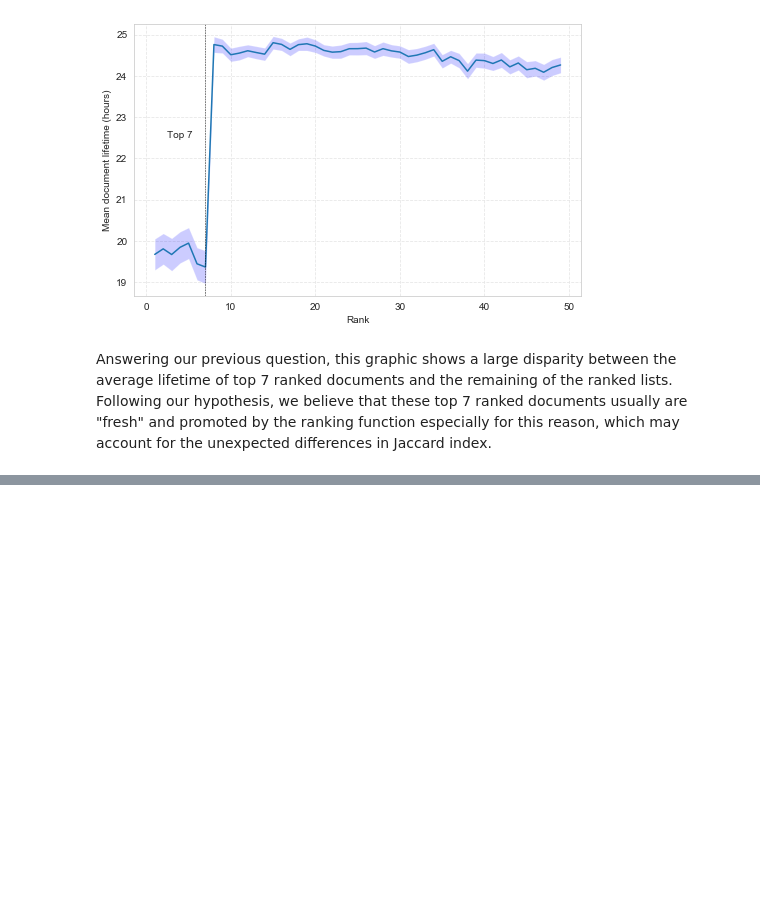
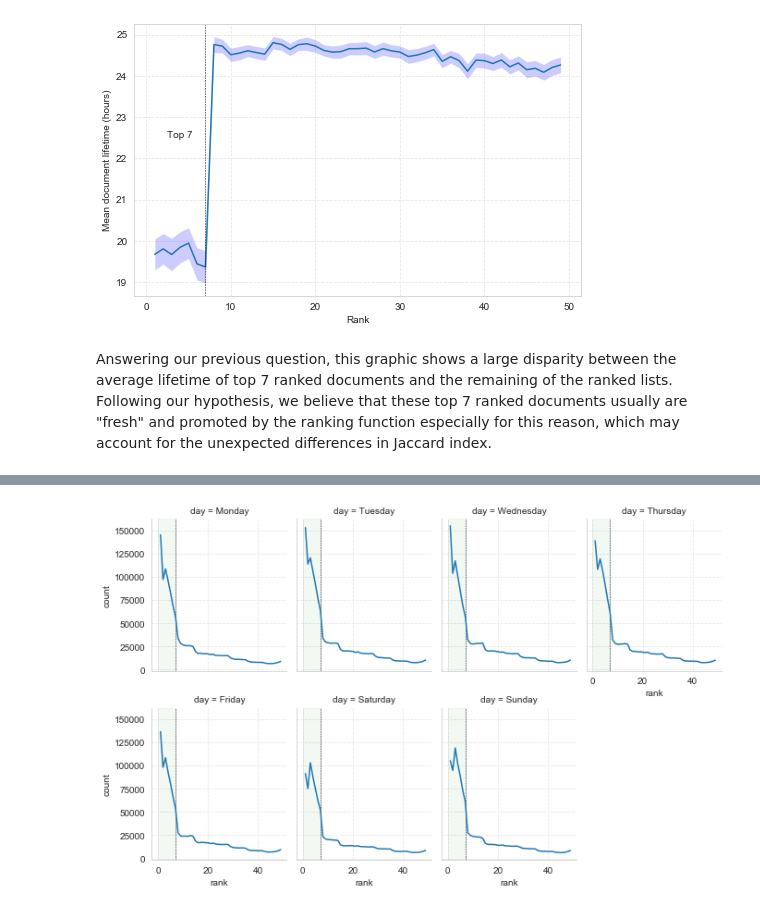
Before and after one commit to romaindeveaud/unbiased_rec, a Jupyter notebook: notebooks/Documents.ipynb, the cells around one changed output, grey strips where cells are left out. Saved outputs shown, nothing was run; the diff lists cells and outputs as text; code cells hidden in the pictures; blank space fills up the shorter version.

```diff
--- a/notebooks/Documents.ipynb
+++ b/notebooks/Documents.ipynb
@@ -252,0 +263,21 @@ Following our hypothesis, we believe that these top 7 ranked documents usually a
+# %%
+def format_df(click_file):
+  _df = pd.read_csv(click_file,sep=' ',names=['session_id','item_id','rank','score','click_timestamp'])
+  _df = _df[_df.click_timestamp > 0]
+  _df['day'] = _df.click_timestamp.apply(lambda x: calendar.day_name[datetime.fromtimestamp(x).weekday()])
+
+  return _df
+
+# Looping over all click files of the dataset.
+click_df = pd.concat([ format_df(click_file) for i,click_file in enumerate(Path('../data').glob('*_clicks.dat')) ])
+# %%
+counts_per_day = click_df.groupby(['rank','day']).size().to_frame('count').reset_index()
+# %%
+sns.set_style("whitegrid",{'grid.color': '.9','grid.linestyle': '--'})
+g = sns.FacetGrid(counts_per_day, col="day", col_wrap=4, aspect=.8,col_order=list(calendar.day_name))
+for ax in g.axes.flat:
+  ax.axvline(7,linewidth=.5,linestyle='--',color='black')
+  ax.axvspan(0, 7, alpha=0.05, color='green')
+g.map(sns.lineplot, "rank", "count");
+# %% [output]
+[figure, added]
```
Also changed, not shown: parts of 4 cells of this notebook.
